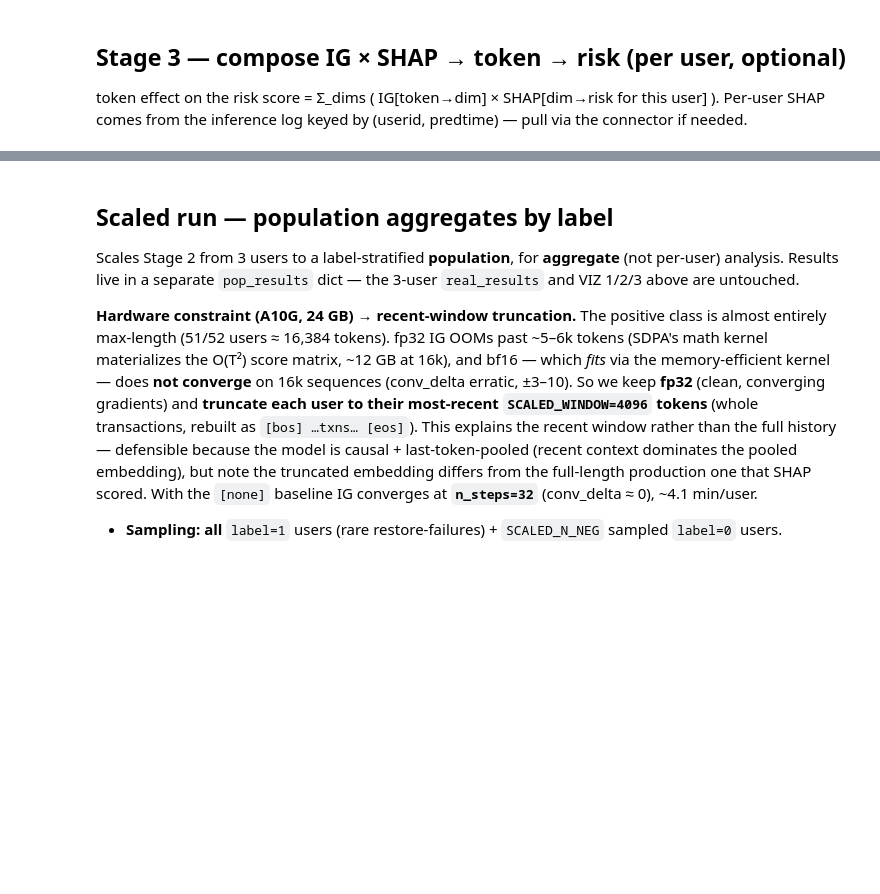
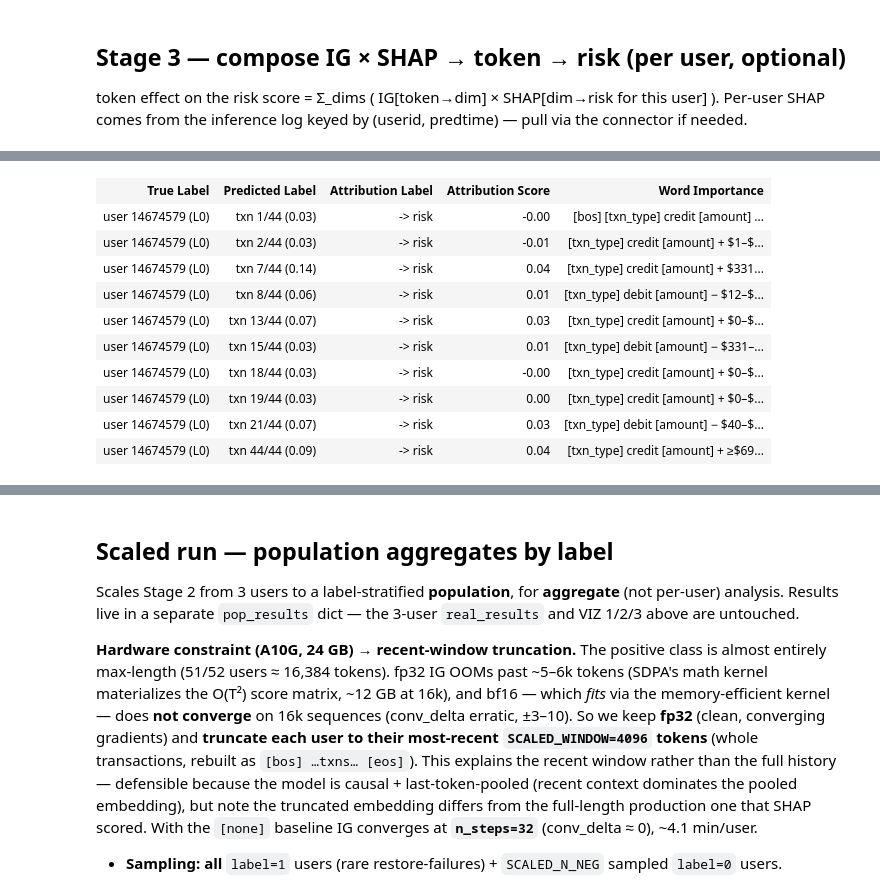
Before and after one commit to alessandrocastillo-arch/SHAP-IG-Explainability-Tests, a Jupyter notebook: ppma_interp.ipynb, the cells around one changed output, grey strips where cells are left out. Drawn from its saved outputs; the diff is of its cells as text; code cells hidden in the pictures; blank space fills up the shorter version.

```diff
--- a/ppma_interp.ipynb
+++ b/ppma_interp.ipynb
@@ -963,5 +963,90 @@ Spearman ρ (IG vs occlusion) per user: {'14674579': 0.537, '19950053': 0.217, '
 token effect on the risk score = Σ_dims ( IG[token→dim] × SHAP[dim→risk for this user] ).
 Per-user SHAP comes from the inference log keyed by (userid, predtime) — pull via the connector if needed.
 # %%
-# CAVEAT: TOP_DIMS are RAW embedding dims (polysemantic) — expect messy, multi-concept backtraces.
-# That's the signal that an SAE layer (monosemantic features) is the next step (see methods-draft.md).
+# === Stage 3 — compose IG × SHAP  →  token → RISK  (per user) ===
+# Stage 2 gives IG[token→emb_dim]; Stage 1 gives SHAP[emb_dim→risk]. Compose per user:
+#   risk contribution of a token = Σ_dims ( IG[token→dim] × SHAP[dim→risk for this user] ),
+# summed over the 12 TOP_DIMS we traced. This turns the dim-level story into a RISK-DIRECTION story:
+# green = the token pushes THIS user's risk score UP, red = DOWN  (sign = IG sign × SHAP sign).
+#
+# CAVEAT (SHAP sourcing): per-user SHAP is pulled from the production inference log
+# (main_prod.ml_data.efm_ppma_v1_inference_log -> response.shap_values.decoder39k_ppma_lora_emb_<d>).
+# That log retains only ~recent weeks, so the Feb pred_times these IG runs use are no longer present;
+# we use each user's MEAN SHAP over its available (Jun 2026) rows as a stable proxy. Defensible because
+# (a) per-user SHAP is empirically stable & sign-coherent across dates, and (b) Stage 1 picked TOP_DIMS
+# from this same recent-SHAP basis -- so IG×SHAP here is consistent with how the dims were chosen.
+# This is a top-K (12-dim) APPROXIMATION of token->risk, not the full 768-dim composition (the other
+# ~756 dims carry little |SHAP| by construction). Governed data: keep these SHAP values in this space.
+#
+# (Earlier caveat retained:) TOP_DIMS are RAW embedding dims (polysemantic) -- expect messy, multi-concept
+# backtraces; that's the signal an SAE (monosemantic features) is the right next step (see methods-draft.md).
+
+# Per-user SHAP[dim->risk], mean over available inference-log rows (rounded 4dp); keys = TOP_DIMS.
+USER_SHAP = {
+    14674579: {277:-0.1742, 479:-0.1286, 303:-0.0824, 714:-0.0991, 85:-0.0457, 687:-0.0913,
+               317:-0.0594, 231:-0.0550, 507:-0.0450, 514:-0.0421, 249:-0.0350, 666: 0.0088},
+    19950053: {277: 0.2306, 479: 0.3197, 303: 0.3162, 714: 0.3094, 85: 0.3061, 687: 0.1572,
+               317: 0.2156, 231: 0.0519, 507: 0.0877, 514: 0.0545, 249: 0.0891, 666: 0.0415},
+    24781832: {277: 0.2538, 479: 0.1655, 303: 0.1199, 714: 0.0544, 85:-0.0459, 687: 0.1539,
+               317: 0.0701, 231: 0.0456, 507: 0.0689, 514: 0.0577, 249: 0.0530, 666: 0.0413},
+}
+S3_TOP_TXN = 10
+
+def _risk_per_token(uid, res):
+    """token->risk vector: Sum_d IG[token->d] * SHAP[d->risk for uid], over the 12 TOP_DIMS."""
+    shap = np.array([USER_SHAP[uid][d] for d in TOP_DIMS], dtype=float)        # (12,)
+    P    = np.stack([res["attr"][d]["per_token"] for d in TOP_DIMS], axis=0)   # (12, T)
+    return (shap[:, None] * P).sum(0), shap, P                                 # (T,), (12,), (12,T)
+
+for uid, res in real_results.items():
+    su = int(uid)                                  # real_results keys are STRING uids; USER_SHAP is int-keyed
+    if su not in USER_SHAP:
+        print(f"user {uid}: no SHAP pulled -- skipping"); continue
+    tok_ids = res["token_ids"]
+    risk, shap, P = _risk_per_token(su, res)
+    bounds, N = _txn_bounds(tok_ids, TXN_SEP_ID)
+    spans = list(zip(bounds[:-1], bounds[1:]))
+
+    # ---- per-dim risk story: signed net contribution of each dim = SHAP[d] * Sum_tokens IG[token->d] ----
+    dim_net = {d: float(shap[i] * P[i].sum()) for i, d in enumerate(TOP_DIMS)}
+    tot_net = sum(dim_net.values())
+    top_dims = sorted(TOP_DIMS, key=lambda d: -abs(dim_net[d]))[:5]
+    print(f"\nuser {uid} | label={res['label']} | Sigma(12-dim) risk-logit contribution = {tot_net:+.4f}")
+    print("   dims driving risk (SHAP x SumIG):",
+          ", ".join(f"d{d} {dim_net[d]:+.3f}" for d in top_dims))
+
+    # ---- top content tokens by |risk contribution| (named entities / raw values) ----
+    cont = [(i, float(risk[i])) for i in range(len(tok_ids))
+            if tok_ids[i] not in STRUCT_IDS and tok_ids[i] not in BOS_EOS_IDS]
+    cont.sort(key=lambda x: -abs(x[1]))
+    print("   top tokens -> risk:",
+          ", ".join(f"{_raw_token(id2tok.get(tok_ids[i], str(tok_ids[i])), False)}({v:+.3f})"
+                    for i, v in cont[:8]))
+
+    # ---- token-level highlight: top transactions by total |risk contribution| ----
+    order = sorted(range(N), key=lambda k: -float(np.abs(risk[spans[k][0]:spans[k][1]]).sum()))[:S3_TOP_TXN]
+    top   = sorted(order)                                                      # chronological
+    scale = max((float(np.abs(risk[spans[k][0]:spans[k][1]]).max()) for k in top), default=1.0) or 1.0
+    total_abs = float(np.abs(risk).sum()) or 1.0
+    records = []
+    for k in top:
+        a, b = spans[k]
+        wa   = torch.tensor(risk[a:b] / scale, dtype=torch.float)              # per-user normalized for color
+        toks = [_raw_token(id2tok.get(t, str(t)), t in STRUCT_IDS) for t in tok_ids[a:b]]
+        records.append(viz.VisualizationDataRecord(
+            word_attributions=wa,
+            pred_prob=round(float(np.abs(risk[a:b]).sum()) / total_abs, 3),    # share of |risk attr| from txn
+            pred_class=f"txn {k + 1}/{N}",
+            true_class=f"user {uid} (L{int(res['label'])})",
+            attr_class="-> risk",
+            attr_score=round(float(risk[a:b].sum()), 4),                       # SIGNED net risk contribution
+            raw_input_ids=toks,
+            convergence_score=round(tot_net, 4),
+        ))
+    display(HTML(f"<h3 style='font-family:monospace;margin-top:18px'>user {uid} | label={res['label']} | "
+                 f"Stage 3: token &rarr; RISK (&Sigma; 12 dims &times; per-user SHAP) &mdash; top-{S3_TOP_TXN} "
+                 f"transactions by |risk contribution| (green = raises risk, red = lowers; per-user scale)</h3>"))
+    viz.visualize_text(records)
+
+print("\nStage 3 complete: token->risk = Sum_d IG[token->d]*SHAP[d->risk], 12 TOP_DIMS, recent-SHAP proxy.")
+# %% [output]
@@ -967,0 +1058,11 @@ Per-user SHAP comes from the inference log keyed by (userid, predtime) — pull
+| True Label | Predicted Label | Attribution Label | Attribution Score | Word Importance |
+| user 14674579 (L0) | txn 1/44 (0.03) | -> risk | -0.00 | [bos] [txn_type] credit [amount] ... |
+| user 14674579 (L0) | txn 2/44 (0.03) | -> risk | -0.01 | [txn_type] credit [amount] + $1–$... |
+| user 14674579 (L0) | txn 7/44 (0.14) | -> risk | 0.04 | [txn_type] credit [amount] + $331... |
+| user 14674579 (L0) | txn 8/44 (0.06) | -> risk | 0.01 | [txn_type] debit [amount] − $12–$... |
+| user 14674579 (L0) | txn 13/44 (0.07) | -> risk | 0.03 | [txn_type] credit [amount] + $0–$... |
+| user 14674579 (L0) | txn 15/44 (0.03) | -> risk | 0.01 | [txn_type] debit [amount] − $331–... |
+| user 14674579 (L0) | txn 18/44 (0.03) | -> risk | -0.00 | [txn_type] credit [amount] + $0–$... |
+| user 14674579 (L0) | txn 19/44 (0.03) | -> risk | 0.00 | [txn_type] credit [amount] + $0–$... |
+| user 14674579 (L0) | txn 21/44 (0.07) | -> risk | 0.03 | [txn_type] debit [amount] − $40–$... |
+| user 14674579 (L0) | txn 44/44 (0.09) | -> risk | 0.04 | [txn_type] credit [amount] + ≥$69... |
```
Also changed, not shown: parts of 7 cells of this notebook, 5 other files.
